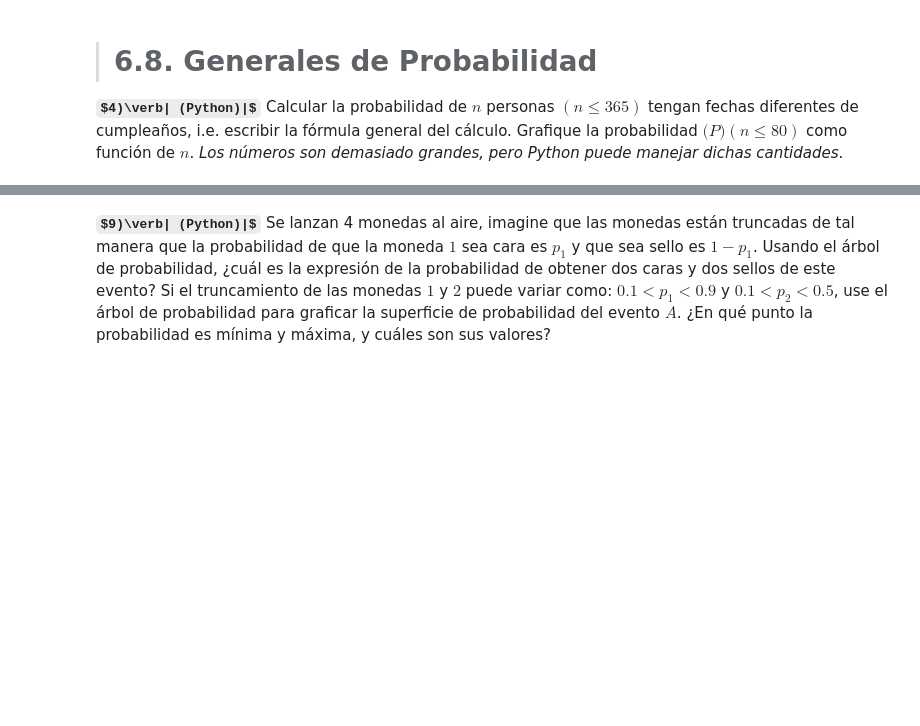
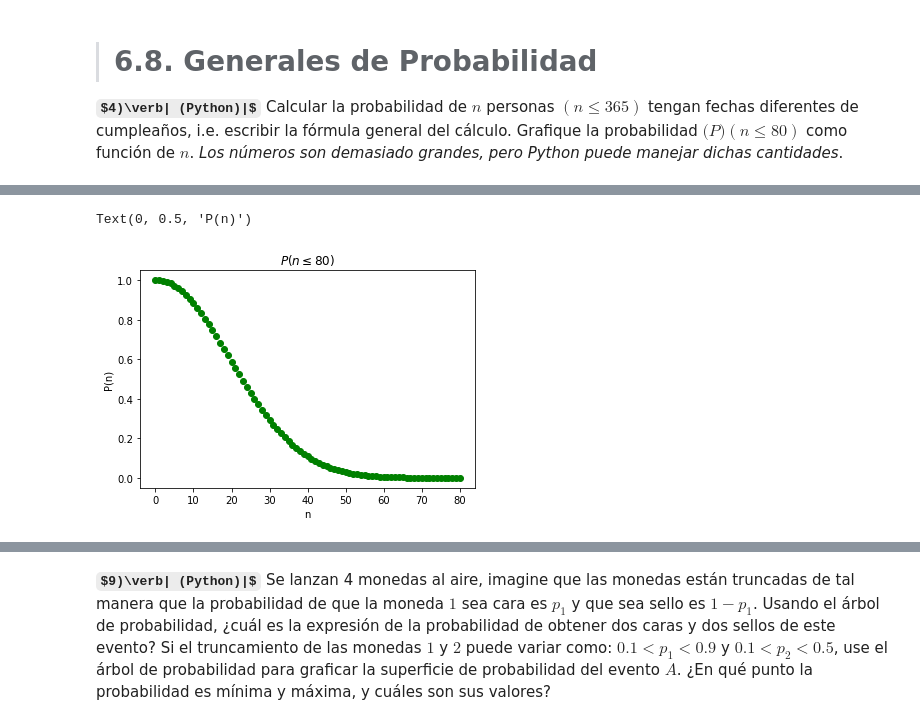
Before and after one commit to ThomasAnkhe/Metodos1_ClaudiaCuellar-ThomasAndrade, a Jupyter notebook: Cuarto Taller/Métodos_Taller4.ipynb, the cells around one changed output, grey strips where cells are left out. Drawn from its saved outputs; the diff is of its cells as text; code cells hidden in the pictures; some formulas as TeX source; blank space fills up the shorter version.

```diff
--- a/Cuarto Taller/Métodos_Taller4.ipynb
+++ b/Cuarto Taller/Métodos_Taller4.ipynb
@@ -36,0 +88,14 @@ r
+# %%
+N = []
+n =range(81)
+for i in n:
+    c = math.factorial(365) / (math.factorial(365-i)*(365**i))
+    N.append(c)
+
+plt.title('$P(n \leq 80)$')
+plt.scatter(n,N,color='g')
+plt.xlabel('n')
+plt.ylabel('P(n)')
+# %% [output]
+Text(0, 0.5, 'P(n)')
+[figure, added]
```
Also changed, not shown: parts of 68 cells of this notebook.
